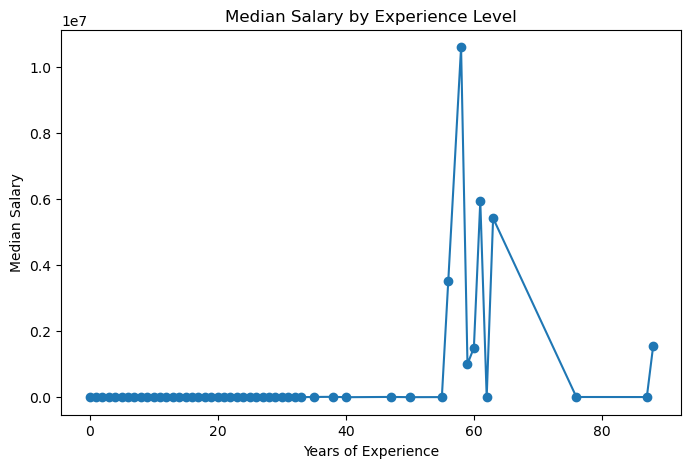
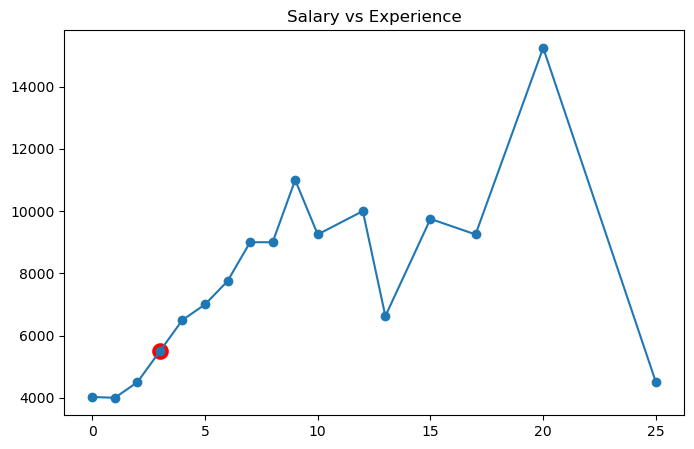
Code edit (unified diff) that turned the first committed figure into the second:
--- before
+++ after
@@ -1,12 +1,19 @@
 # visualize the relationship between experience and salary
 # we want to show the salary structure of the market
-exp_median = df_clean.groupby("minimumYearsExperience")["midpoint_salary"].median()
+trend = salary_table[
+    (salary_table["primary_category"] == category) &
+    (salary_table["positionLevels"] == level)
+]
 
 plt.figure(figsize=(8,5))
-plt.plot(exp_median.index, exp_median.values, marker="o")
+plt.plot(trend["minimumYearsExperience"], trend["midpoint_salary"], marker="o")
 
-plt.title("Median Salary by Experience Level")
-plt.xlabel("Years of Experience")
-plt.ylabel("Median Salary")
+plt.scatter(
+    experience,
+    get_salary(category, level, experience),
+    color="red",
+    s=120
+)
 
+plt.title("Salary vs Experience")
 plt.show()

Commit: update: print salary_table and utilize it